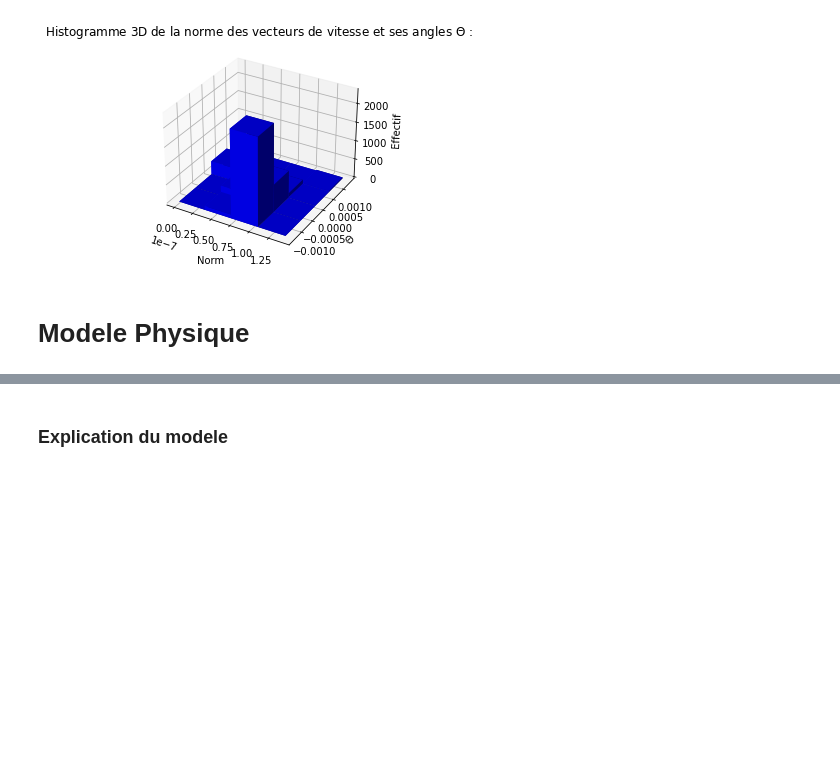
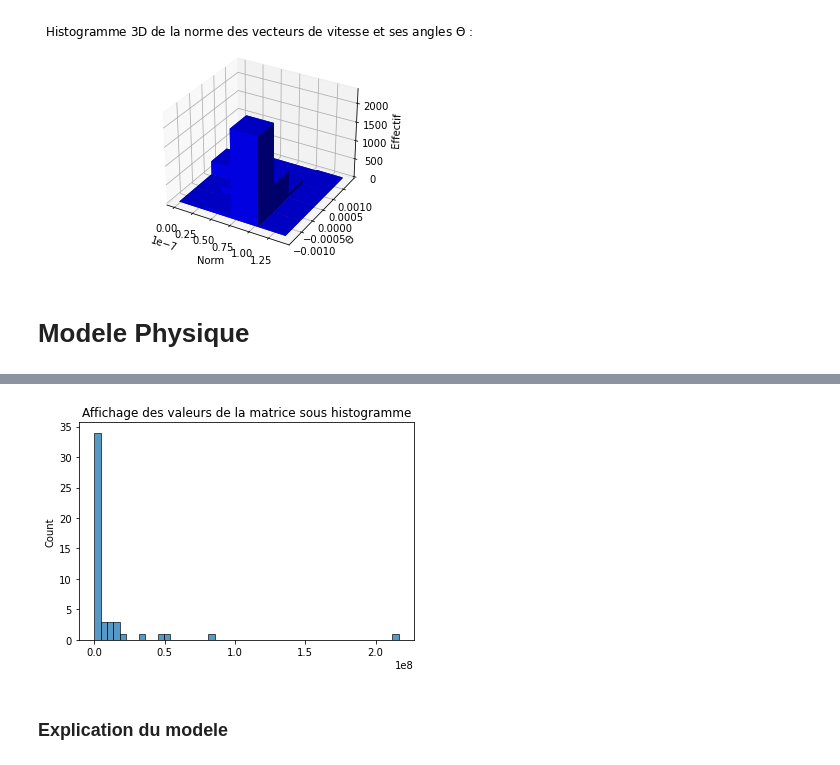
Before and after one commit to FZYUAN-1/pldac_interpolation, a Jupyter notebook: PLDAC PROJET GPS.ipynb, the cells around one changed output, grey strips where cells are left out. Saved outputs shown, nothing was run; the diff lists cells and outputs as text; code cells hidden in the pictures; blank space fills up the shorter version.

```diff
--- a/PLDAC PROJET GPS.ipynb
+++ b/PLDAC PROJET GPS.ipynb
@@ -420,3 +416,7 @@ plt.show()
+# %%
+dv.afficher_mat_hist(mat_err)
+# %% [output]
+[figure, added]
 # %% [markdown]
 ### Explication du modele
 # %% [markdown]
```
Also changed, not shown: parts of 20 cells of this notebook, 3 other files.
